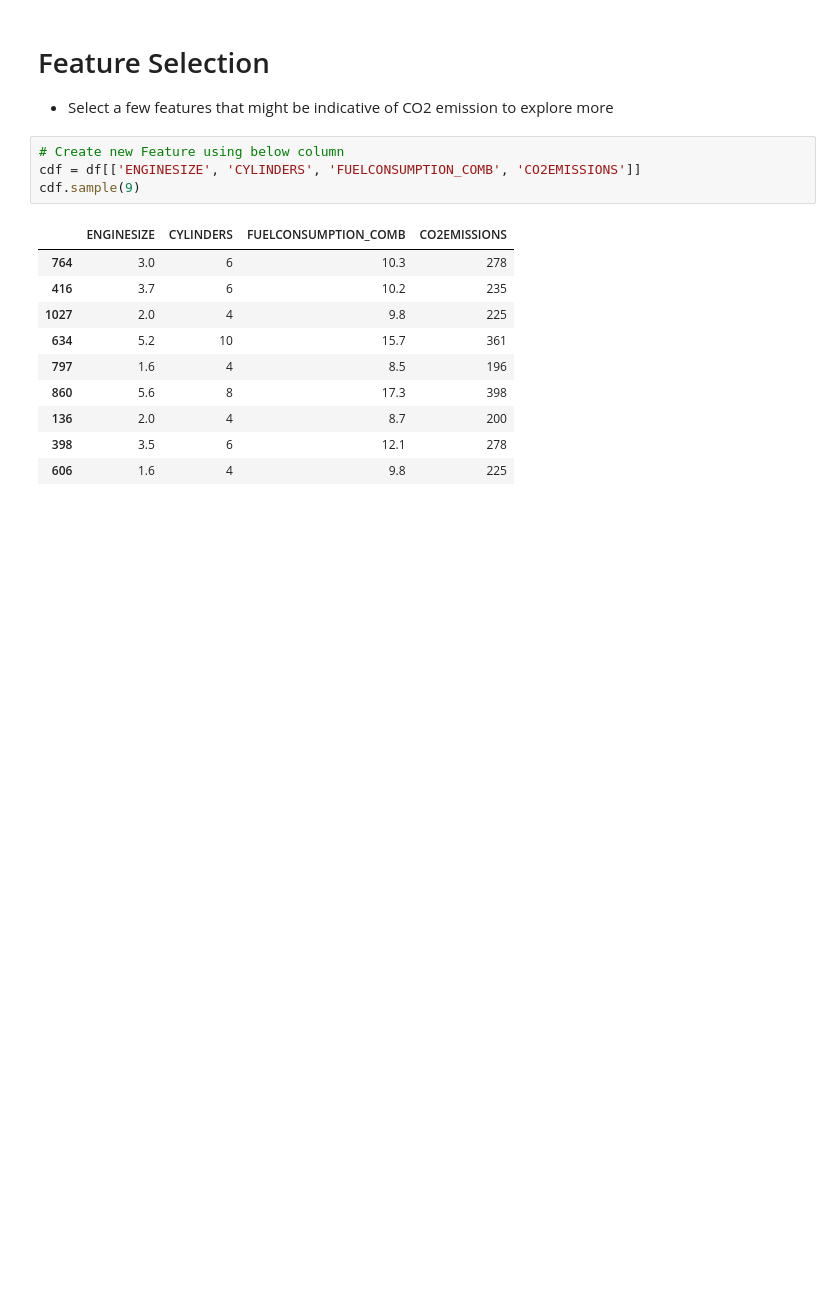
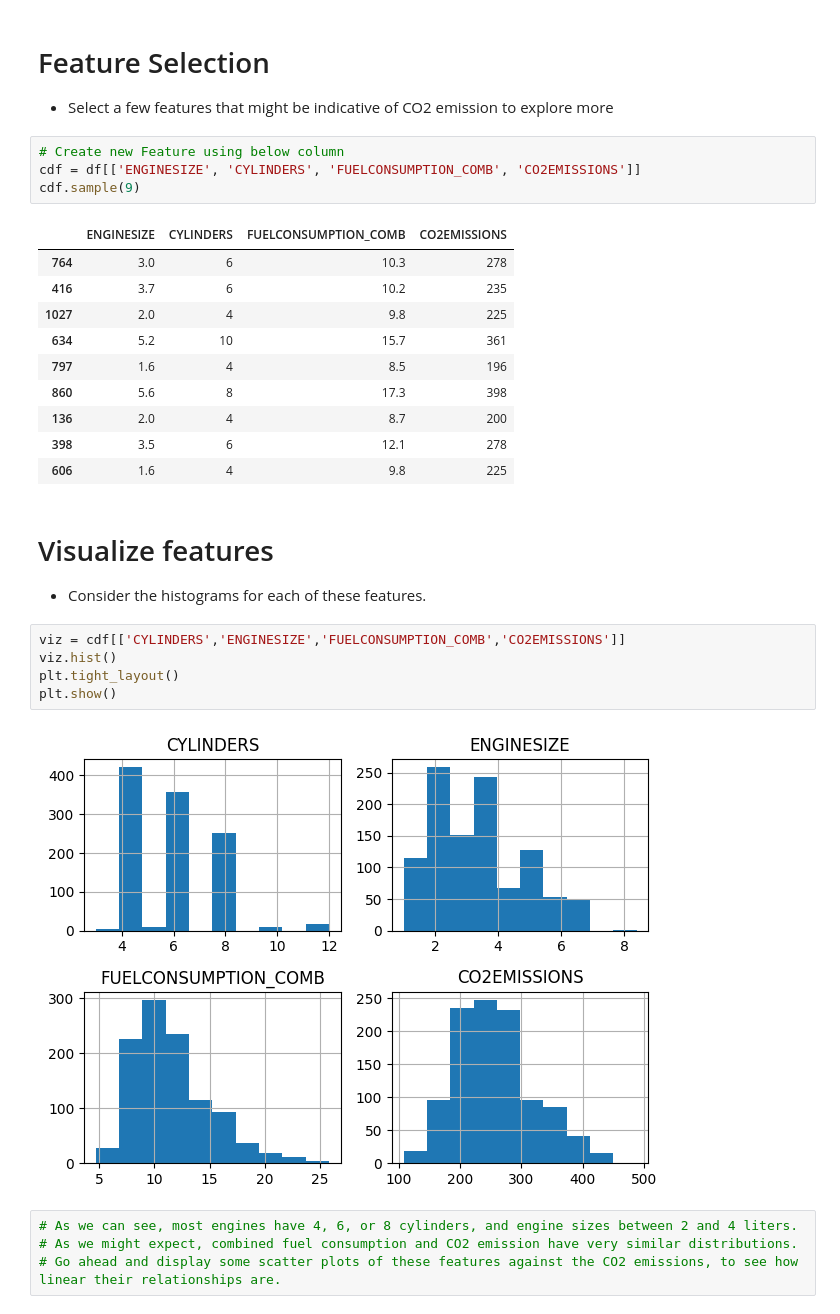
Before and after one commit to Hasan082/AI_and_Machine_learning, a Jupyter notebook: machien_learning/Linear_Regression.ipynb, the cells around one changed output. Cells and saved outputs as stored; diff of their text form; blank space fills up the shorter version.

```diff
--- a/machien_learning/Linear_Regression.ipynb
+++ b/machien_learning/Linear_Regression.ipynb
@@ -98,3 +130,17 @@ cdf.sample(9)
 | 136 | 2.0 | 4 | 8.7 | 200 |
 | 398 | 3.5 | 6 | 12.1 | 278 |
 | 606 | 1.6 | 4 | 9.8 | 225 |
+# %% [markdown]
+# Visualize features
+* Consider the histograms for each of these features.
+# %%
+viz = cdf[['CYLINDERS','ENGINESIZE','FUELCONSUMPTION_COMB','CO2EMISSIONS']]
+viz.hist()
+plt.tight_layout()
+plt.show()
+# %% [output]
+[figure, added]
+# %%
+# As we can see, most engines have 4, 6, or 8 cylinders, and engine sizes between 2 and 4 liters.
+# As we might expect, combined fuel consumption and CO2 emission have very similar distributions.
+# Go ahead and display some scatter plots of these features against the CO2 emissions, to see how linear their relationships are.
```
Also changed, not shown: parts of 20 cells of this notebook, 1 other file.
